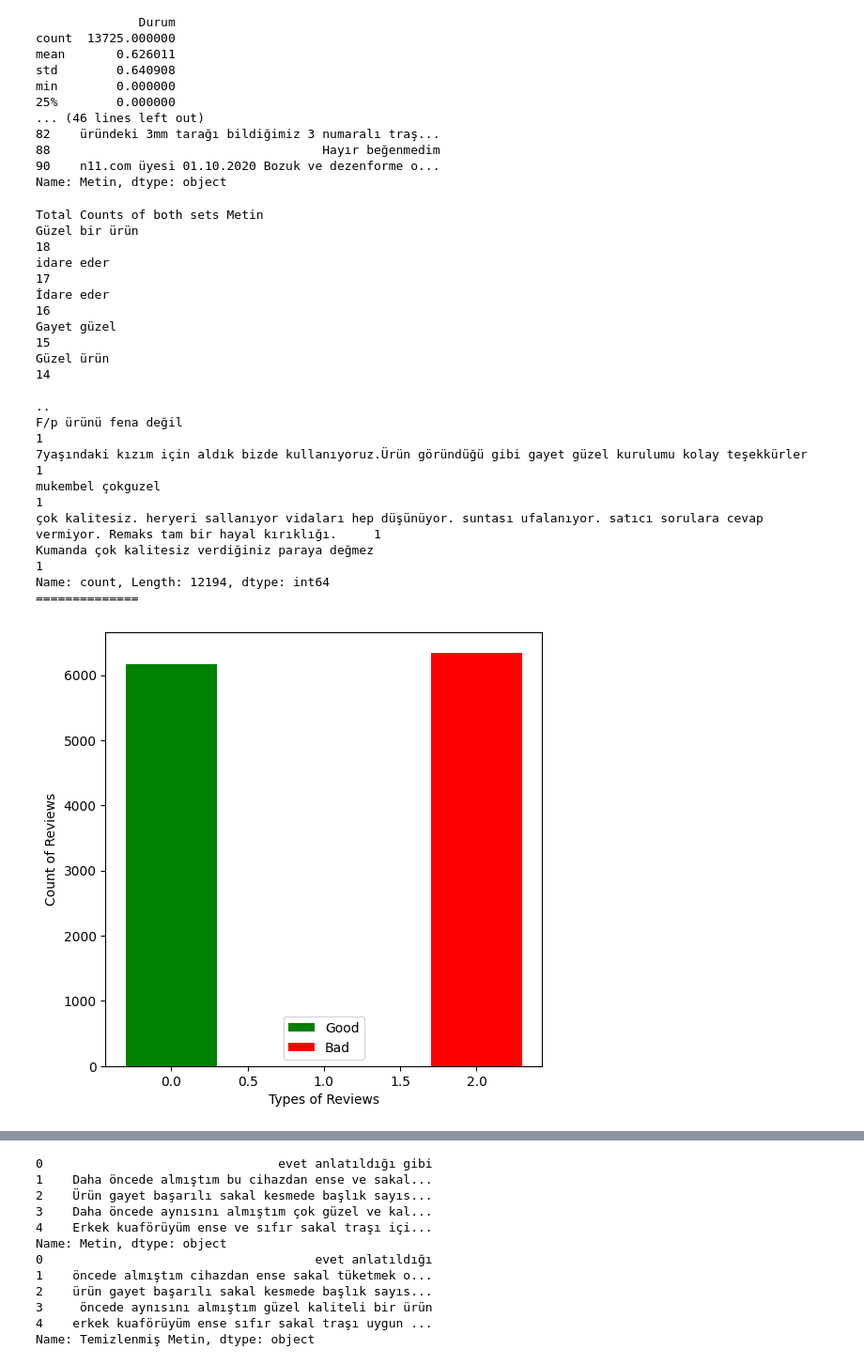
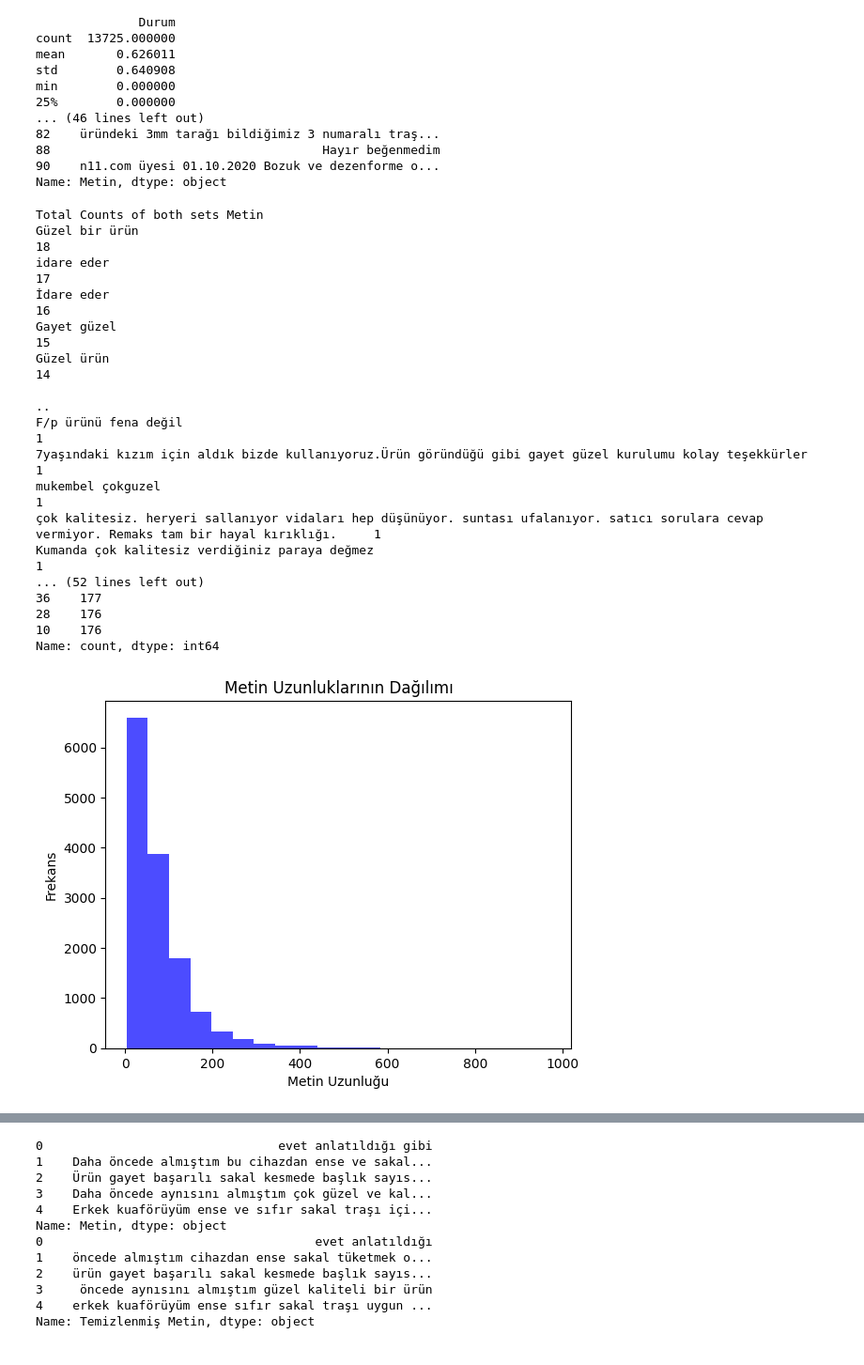
Before and after one commit to tahaky/graduation-project, a Jupyter notebook: pipeline.ipynb, the cells around one changed output, grey strips where cells are left out. Shown at 94% size. Drawn from its saved outputs; the diff is of its cells as text; code cells hidden in the pictures.

```diff
--- a/pipeline.ipynb
+++ b/pipeline.ipynb
@@ -82,33 +81,58 @@ print("==============")
 def plot_counts(count_good,count_bad,sl_name,sr_name):
     plt.rcParams['figure.figsize']=(6,6)
     plt.bar(0,count_good,width=0.6,label=sl_name,color='Green')
     plt.legend()
     plt.bar(2,count_bad,width=0.6,label=sr_name,color='Red')
     plt.legend()
     plt.ylabel('Count of Reviews')
     plt.xlabel('Types of Reviews')
     plt.show()
 
+# Sütun bazında frekans analizleri
+print("\nHer sütun için değer frekansları:\n")
+for column in train_df.columns:
+    print(f"\n{column} sütunu için frekanslar:\n")
+    print(train_df[column].value_counts())
+
+# Metin uzunluklarının analizi
+print("\nCümle uzunluklarının analizi:\n")
+if 'Metin' in train_df.columns:
+    train_df['Metin_Uzunluk'] = train_df['Metin'].apply(lambda x: len(str(x)))
+    print(train_df['Metin_Uzunluk'].describe())
+    print("\nMetin uzunluklarına göre frekanslar:\n")
+    print(train_df['Metin_Uzunluk'].value_counts().head(10))
+
+    # Metin uzunluklarının histogramı
+    plt.hist(train_df['Metin_Uzunluk'], bins=20, color='blue', alpha=0.7)
+    plt.title('Metin Uzunluklarının Dağılımı')
+    plt.xlabel('Metin Uzunluğu')
+    plt.ylabel('Frekans')
+    plt.show()
+
+
 count_good=train_df[train_df['Durum']==1]
 count_bad=train_df[train_df['Durum']==0]
 count_notr=train_df[train_df['Durum']==2]
 
 plot_counts(len(count_good),len(count_bad),"Good","Bad")
 plot_counts(len(count_good),len(count_notr),"Good","Notr")
 plot_counts(len(count_notr),len(count_bad),"Notr","Bad")
 # %% [output]
 Total Counts of both sets Metin
 Güzel bir ürün                                                                                                                                   18
 idare eder                                                                                                                                       17
 İdare eder                                                                                                                                       16
 Gayet güzel                                                                                                                                      15
 Güzel ürün                                                                                                                                       14
                                                                                                                                                  ..
 F/p ürünü fena değil                                                                                                                              1
 7yaşındaki kızım için aldık bizde kullanıyoruz.Ürün göründüğü gibi gayet güzel kurulumu kolay teşekkürler                                         1
 mukembel çokguzel                                                                                                                                 1
 çok kalitesiz. heryeri sallanıyor vidaları hep düşünüyor. suntası ufalanıyor. satıcı sorulara cevap vermiyor. Remaks tam bir hayal kırıklığı.     1
 Kumanda çok kalitesiz verdiğiniz paraya değmez                                                                                                    1
-Name: count, Length: 12194, dtype: int64
-==============
+... (52 lines left out)
+36    177
+28    176
+10    176
+Name: count, dtype: int64
-[figure, old version]
+[figure, new version]
```
Also changed, not shown: parts of 2 cells of this notebook.
